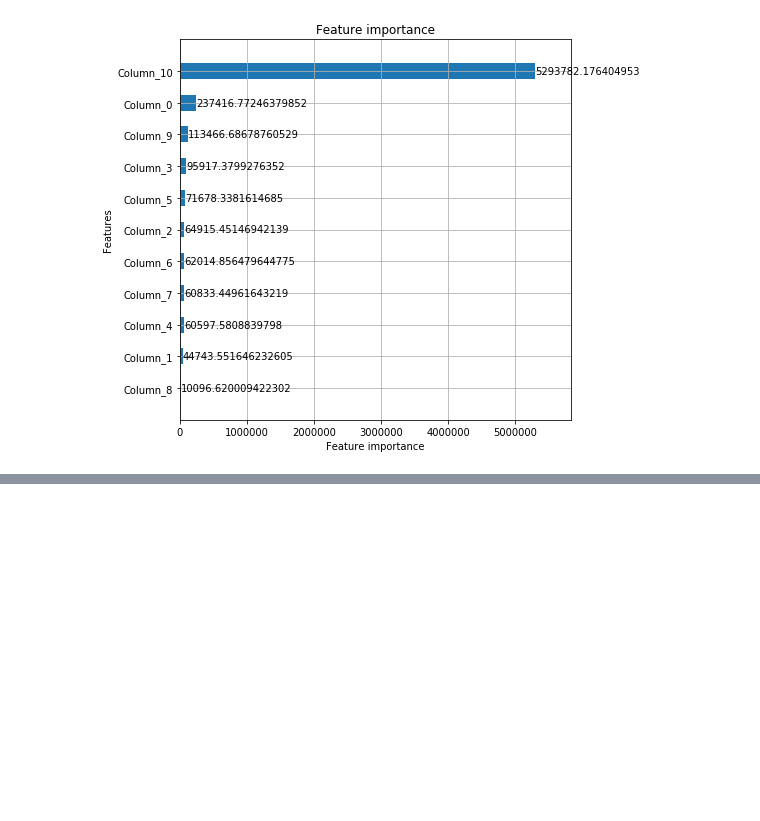
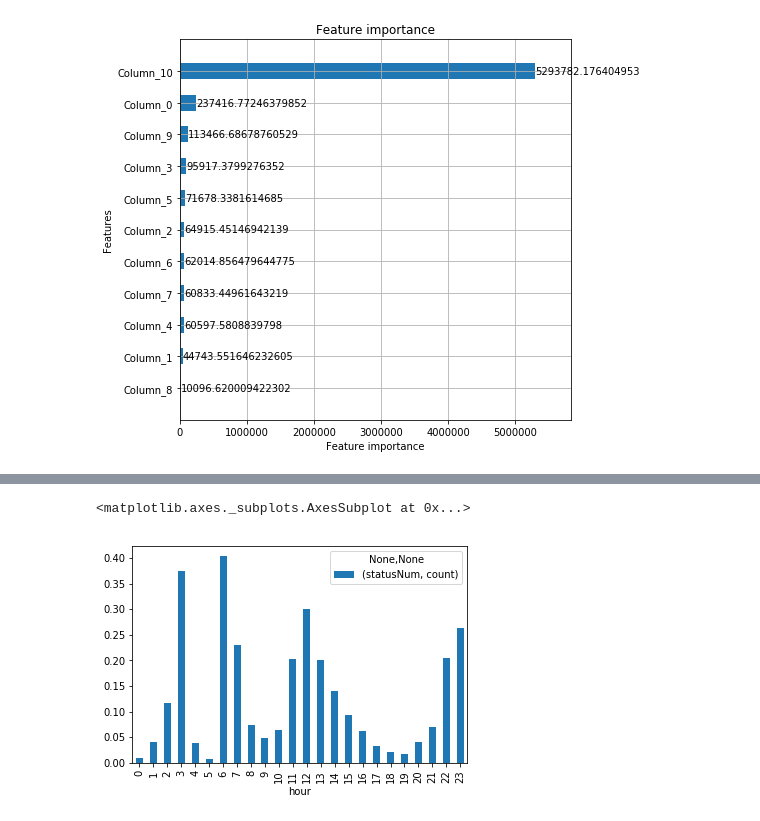
Before and after one commit to frank11158/Post-Big-Data-Competition, a Jupyter notebook: final.ipynb, the cells around one changed output, grey strips where cells are left out. Saved outputs shown, nothing was run; the diff lists cells and outputs as text; code cells hidden in the pictures; blank space fills up the shorter version.

```diff
--- a/final.ipynb
+++ b/final.ipynb
@@ -223,0 +241,6 @@ lgb.plot_importance(model, height=0.5, ignore_zero = False, figsize = (7, 7), im
+# %%
+hour_fail_rate = hour_fail/(hour_fail+hour_success)
+hour_fail_rate.plot(kind='bar')
+# %% [output]
+<matplotlib.axes._subplots.AxesSubplot at 0x...>
+[figure, added]
```
Also changed, not shown: parts of 11 cells of this notebook.
